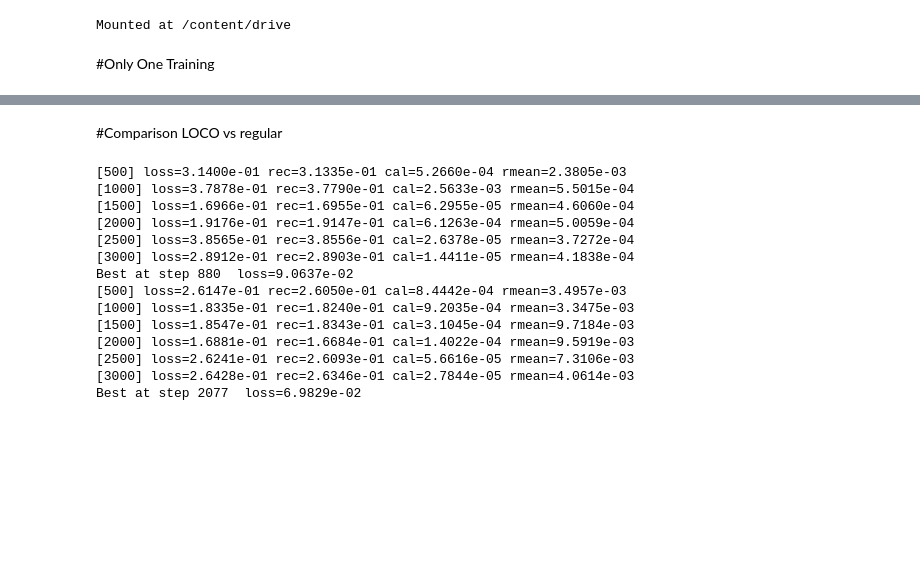
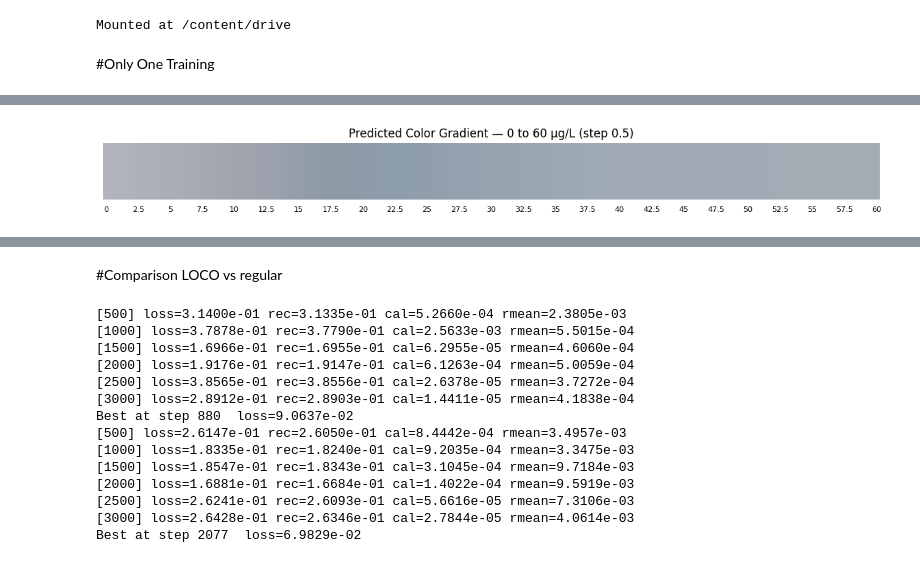
Before and after one commit to sushirito/ArsenicFR, a Jupyter notebook: ArsenicAutoencoder.ipynb, the cells around one changed output, grey strips where cells are left out. Cells and saved outputs as stored; diff of their text form; code cells hidden in the pictures; blank space fills up the shorter version.

Commit message:
Fully-functional gradient etc.

```diff
--- a/ArsenicAutoencoder.ipynb
+++ b/ArsenicAutoencoder.ipynb
@@ -291,0 +308,66 @@ Saved predicted spectra to /content/drive/MyDrive/ArsenicSTS/mr_predicted_spectr
+# %%
+# Gradient of predicted colors across a dense concentration grid (e.g., 0..60 by 0.5)
+import pandas as pd
+import numpy as np
+import matplotlib.pyplot as plt
+from colour import SpectralDistribution, sd_to_XYZ, XYZ_to_sRGB
+from colour import MSDS_CMFS, SDS_ILLUMINANTS
+
+# --- Tunables ---
+GRID_CSV     = "/content/drive/MyDrive/ArsenicSTS/uvvis_pred_grid_raw.csv"  # wide format you just saved
+ABS_MULT     = 4.0     # same absorbance multiplier as before
+LABEL_EVERY  = 5       # write a label every N swatches to avoid clutter
+
+# Load and restrict to visible
+df = pd.read_csv(GRID_CSV)
+df.columns = df.columns.map(str).str.strip()
+df["Wavelength"] = pd.to_numeric(df["Wavelength"], errors="coerce")
+vis = df[(df["Wavelength"] >= 380) & (df["Wavelength"] <= 780)].copy()
+wvl = vis["Wavelength"].values.astype(float)
+
+# Identify concentration columns (everything except Wavelength), sort numerically
+conc_cols = [c for c in vis.columns if c != "Wavelength"]
+conc_pairs = sorted([(float(c), c) for c in conc_cols], key=lambda x: x[0])
+concs_sorted = [p[0] for p in conc_pairs]
+cols_sorted  = [p[1] for p in conc_pairs]
+
+# CIE setup
+cmfs       = MSDS_CMFS['CIE 1931 2 Degree Standard Observer']
+illuminant = SDS_ILLUMINANTS['D65']
+
+# Compute color for each concentration column
+colors = []
+for col in cols_sorted:
+    A = vis[col].astype(float).values
+    T = 10 ** (-ABS_MULT * A)  # absorbance -> transmittance
+    sd = SpectralDistribution(dict(zip(wvl, T)))
+    XYZ = sd_to_XYZ(sd, cmfs, illuminant) / 100.0
+    rgb = np.clip(XYZ_to_sRGB(XYZ), 0, 1)
+    colors.append(rgb)
+
+# Plot a long gradient bar with one swatch per concentration
+w = max(8, min(24, 2 + 0.08 * len(colors)))  # auto width
+fig, ax = plt.subplots(figsize=(w, 1.6))
+for i, c in enumerate(colors):
+    ax.add_patch(plt.Rectangle((i, 0), 1, 1, color=c))
+    if (i % LABEL_EVERY) == 0 or i == len(colors) - 1:
+        ax.text(i + 0.5, -0.12, f"{concs_sorted[i]:g}", ha="center", va="top", fontsize=8)
+
+ax.set_xlim(0, len(colors))
+ax.set_ylim(0, 1)
+ax.axis("off")
+
+# Nice title showing range and step (if evenly spaced)
+if len(concs_sorted) > 1:
+    diffs = np.diff(concs_sorted)
+    step = diffs[0] if np.allclose(diffs, diffs[0]) else "var"
+    title = f"Predicted Color Gradient — {concs_sorted[0]:g} to {concs_sorted[-1]:g} µg/L"
+    if step != "var":
+        title += f" (step {step:g})"
+else:
+    title = f"Predicted Color — {concs_sorted[0]:g} µg/L"
+plt.title(title)
+plt.tight_layout()
+plt.show()
+# %% [output]
+[figure, added]
```
Also changed, not shown: parts of 6 cells of this notebook.
